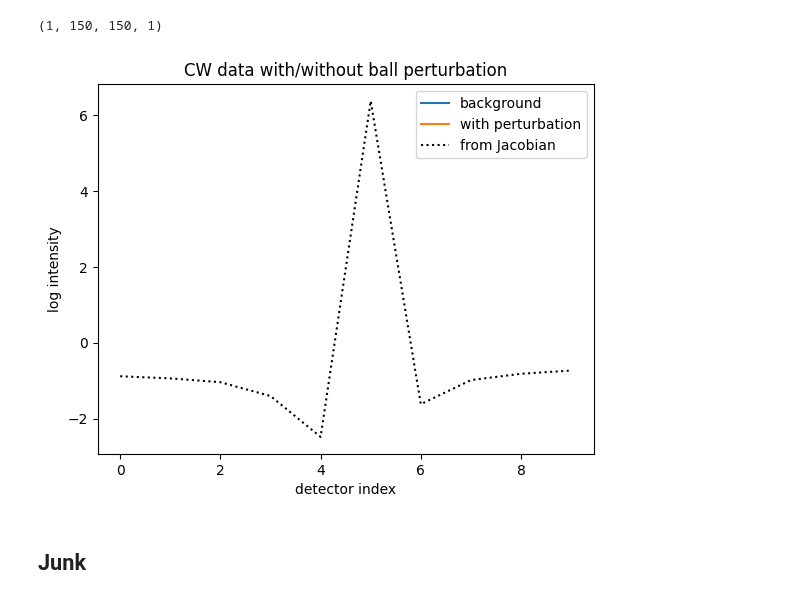
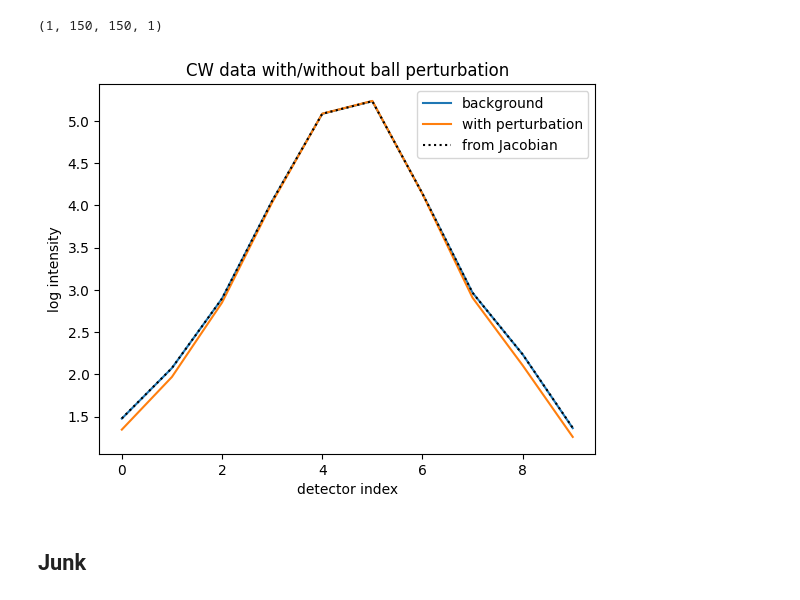
Before and after one commit to neural-imagery/tomography-experiments, a Jupyter notebook: 3d/main.ipynb, the cells around one changed output. Drawn from its saved outputs; the diff is of its cells as text; code cells hidden in the pictures.

Commit message:
Jacobian test works!

```diff
--- a/3d/main.ipynb
+++ b/3d/main.ipynb
@@ -51,8 +51,10 @@ phi_sensors = i_values / noptodes * np.pi / 2 + np.pi / 4
 phi_sources = (i_values + 0.5) / noptodes * np.pi / 2 + np.pi / 4
 
 # Calculate sensor and source positions
+scaling_factor = 1
+
 center_point = np.array([ny // 2, nx // 2])
-sensor_positions  = r_head * np.vstack((np.sin(phi_sensors), np.cos(phi_sensors))).T + center_point
+sensor_positions  = scaling_factor * r_head * np.vstack((np.sin(phi_sensors), np.cos(phi_sensors))).T + center_point
 source_positions  = r_head * np.vstack((np.sin(phi_sources), np.cos(phi_sources))).T + center_point
 source_directions = center_point - source_positions
 source_directions = source_directions / np.linalg.norm(source_directions, axis=1)[:,None] # normalize
@@ -62,17 +64,19 @@ source_positions = np.hstack((nz//2*np.ones((noptodes, 1)), source_positions))
 source_directions = np.hstack((np.zeros((noptodes, 1)), source_directions))
 sensor_positions = np.hstack((nz//2*np.ones((noptodes, 1)), sensor_positions))
 sensor_positions = np.hstack((sensor_positions, np.ones((noptodes, 1))))
-sensor_positions = np.ceil(sensor_positions).astype(int)
+
+
+# sensor_positions = np.floor(sensor_positions)
 
 
 # info about region
-percent_change = 1.5
+relative_change = 1.1
 
 g = 0.9                    # anisotropy factor
 mua0 = 0.02               # background absorption [1/mm]
 mus0 = 0.67/(1-g)               # background scattering [1/mm]
-mua1 = mua0 * percent_change # absorption of perturbation [1/mm]
-mus1 = mus0 * percent_change # scattering of perturbation [1/mm]
+mua1 = mua0 * relative_change # absorption of perturbation [1/mm]
+mus1 = mus0 * relative_change # scattering of perturbation [1/mm]
 refind = 1.4                # refractive index
 
 optical_properties = np.array([
@@ -102,7 +106,7 @@ def forward(volume, optical_properties, source_positions, source_directions,
     """
 
     config = {
-        'nphoton': 10000000,
+        'nphoton': 1e8,
         'vol': volume,
         'tstart': 0,
         'tend': 1e-8,
@@ -116,14 +120,13 @@ def forward(volume, optical_properties, source_positions, source_directions,
         'issrcfrom0': 1,
         'issaveseed': 1,
         # 'unitinmm': 1.8,
-        # 'maxdetphoton': 1000000000
+        # 'maxdetphoton': 1e10,
     }
 
     result = pmcx.mcxlab(config)
     return result, config
 
 def compute_jacobian(forward_result, config):
-
     config['seed']       = forward_result['seeds']  # one must define config['seed'] using the returned seeds
     config['detphotons'] = forward_result['detp']['data']   # one must define config['detphotons'] using the returned detp data
     config['outputtype'] = 'jacobian'               # tell mcx to output absorption (μ_a) Jacobian
@@ -220,6 +184,0 @@ array([[  0., 125., 125.],
-# %%
-# arrival_times_by_detector = get_arrival_times(res['detp'], optical_properties)
-
-data = get_cw_data(res_true, cfg_true)
-data_bg = get_cw_data(res_bg, cfg_bg)
-J = res_jac['flux'] # Jacobian of shape (nz, ny, nx, nt, ndetectors)
@@ -244,21 +278,21 @@ res_true['flux'].shape
 (1, 150, 150, 1)
 # %%
 # plot with opacity
-plt.plot(np.log10(data_bg), label='background')
-plt.plot(np.log10(data), label='with perturbation')
-plt.plot(np.log10(data_bg + dintensity), label='from Jacobian', linestyle=':', color='k')
+plt.plot(np.log10(data_bg + 1e-6), label='background')
+plt.plot(np.log10(data + 1e-6), label='with perturbation')
+plt.plot(np.log10(data_bg + dintensity + 1e-6), label='from Jacobian', linestyle=':', color='k')
 
 # plt.plot(data_bg, label='background')
 # plt.plot(data, label='with perturbation')
 # plt.plot(data_bg + dintensity, label='from Jacobian', linestyle=':', color='k')
 
 plt.xlabel("detector index")
 plt.ylabel("log intensity")
 plt.legend()
 plt.title("CW data with/without ball perturbation")
 plt.show()
 # %% [output]
-[figure, old version]
+[figure, new version]
 # %% [markdown]
 ## Junk
 # %%
```
Also changed, not shown: parts of 17 cells of this notebook, 4 other files.
